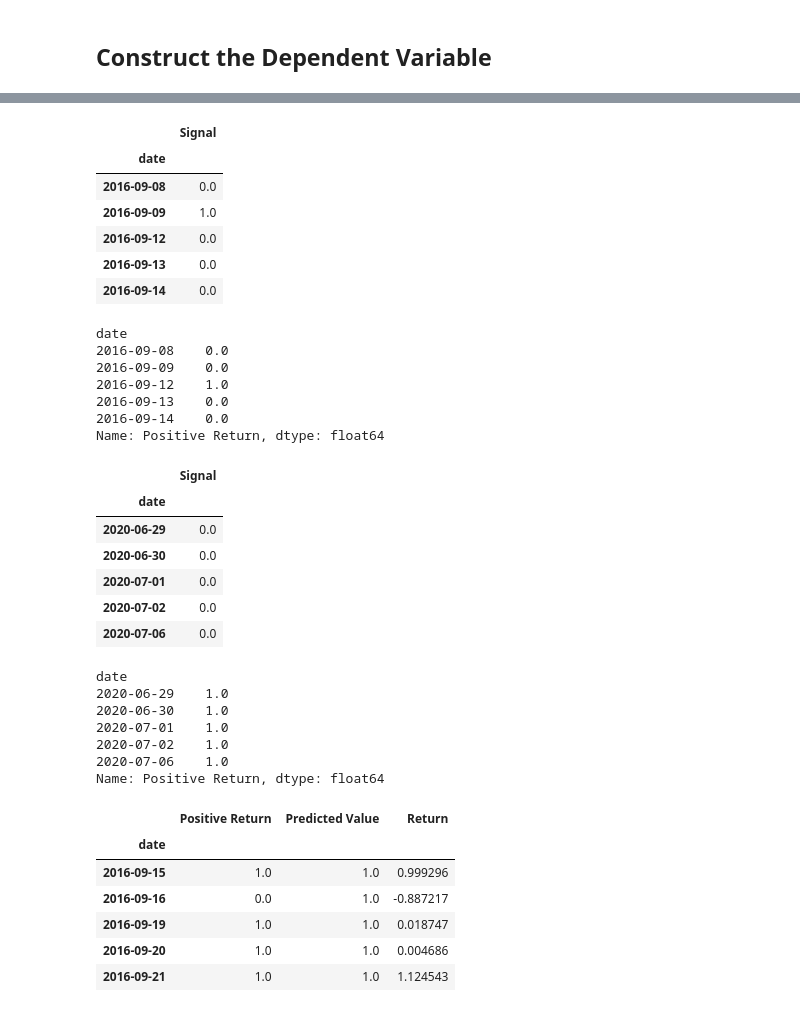
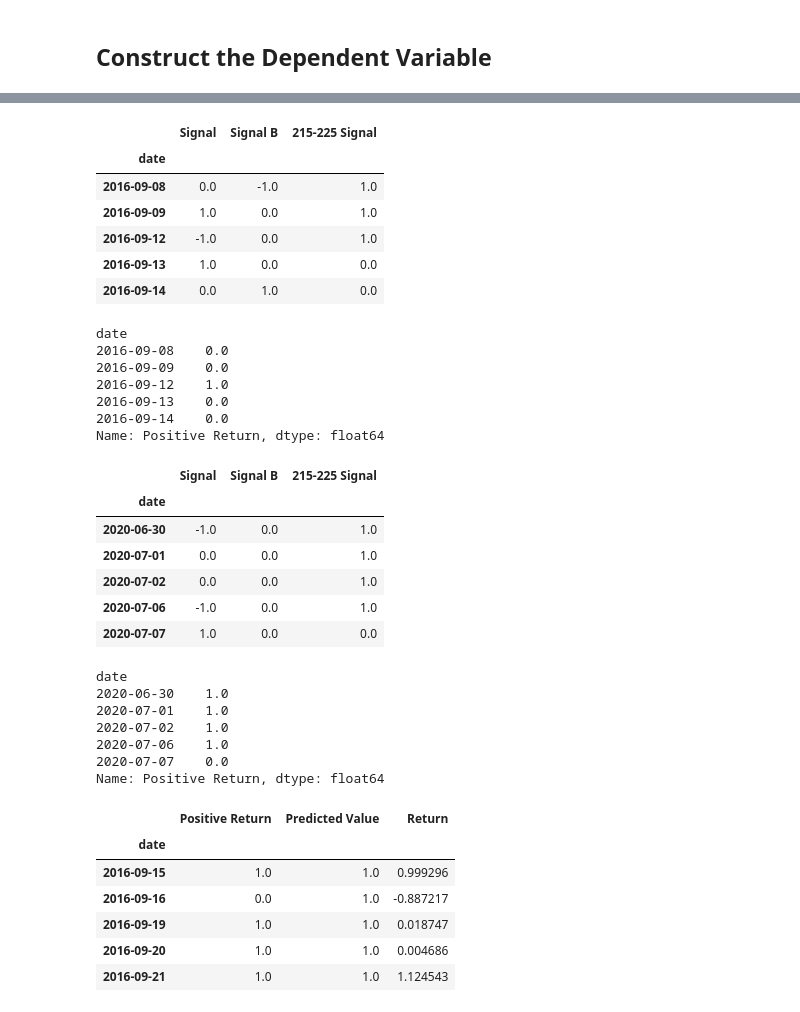
Before and after one commit to Akstiner96/Project_2_dream_team, a Jupyter notebook: ml_model.ipynb, the cells around one changed output, grey strips where cells are left out. Saved outputs shown, nothing was run; the diff lists cells and outputs as text; code cells hidden in the pictures.

```diff
--- a/ml_model.ipynb
+++ b/ml_model.ipynb
@@ -43,9 +45,9 @@ def strategy(cleaned):
 
 #     init an entry signal as 0.0 to use as it loops over the data
     df['Entry'] = 0.0
-    df['Entry'] = np.where(df['SPY % Change'] <= -2.0, 1.0, 0.0)
+    df['Entry'] = np.where(df['SPY % Change'] <= -1.0, 1.0, 0.0)
     df['Exit'] = 0.0
-    df['Exit'] = np.where(df['SPY % Change'] >= 2.0, 1.0, 0.0)
+    df['Exit'] = np.where(df['SPY % Change'] >= 1.0, 1.0, 0.0)
     df['Signal'] = df['Entry'] - df['Exit']
     return df
 
@@ -98,7 +100,7 @@ def backtest(strat):
 
 strat = strategy(cleaned)
 bt = backtest(strat)
-bt.tail(25)
+bt
 # %% [output]
 |  | SPY | SPY % Change | Entry | Exit | Signal | Current Position | Current Cash |
 | date |  |  |  |  |  |  |  |
@@ -120,0 +119,11 @@ bt.tail(25)
+# %%
+# call in the bollinger signals from another notebook
+bollinger_signal = pd.read_csv('./bollinger_band_signals.csv', index_col='date', infer_datetime_format=True)
+bollinger_df = bollinger_signal['Signal']
+# call in the SMA 215-225 signals from another notebook
+sma_signal = pd.read_csv('./chris_all_signals.csv',index_col=0, infer_datetime_format=True)
+sma_df = sma_signal['215-225 Signal']
+
+signals_df = bt.join(bollinger_df, rsuffix=' B')
+signals_df_final = signals_df.join(sma_df, rsuffix=' SMA')
+signals_df_final
@@ -120,0 +158,4 @@ bt.tail(25)
+# %%
+signals_df_final['Signal B'].fillna(value=0, inplace=True)
+signals_df_final['215-225 Signal'].fillna(value=0, inplace=True)
+signals_df_final
@@ -121,4 +190,4 @@ bt.tail(25)
 # %%
-x_var_list = ['Signal']
-bt[x_var_list].tail()
+x_var_list = ['Signal', 'Signal B', '215-225 Signal']
+signals_df_final[x_var_list].tail()
 # %% [output]
@@ -172,16 +241,16 @@ Testing End: 2020-07-06 00:00:00
 # %%
-X_train = bt[x_var_list][training_start:training_end]
+X_train = signals_df_final[x_var_list][training_start:training_end]
 y_train = bt['Positive Return'][training_start:training_end]
 
 X_train.tail()
 # %% [output]
-|  | Signal |
-| date |  |
-| 2016-09-08 | 0.0 |
-| 2016-09-09 | 1.0 |
-| 2016-09-12 | 0.0 |
-| 2016-09-13 | 0.0 |
-| 2016-09-14 | 0.0 |
+|  | Signal | Signal B | 215-225 Signal |
+| date |  |  |  |
+| 2016-09-08 | 0.0 | -1.0 | 1.0 |
+| 2016-09-09 | 1.0 | 0.0 | 1.0 |
+| 2016-09-12 | -1.0 | 0.0 | 1.0 |
+| 2016-09-13 | 1.0 | 0.0 | 0.0 |
+| 2016-09-14 | 0.0 | 1.0 | 0.0 |
 # %%
 y_train.tail()
 # %% [output]
@@ -193,27 +262,27 @@ date
 2016-09-14    0.0
 Name: Positive Return, dtype: float64
 # %%
-X_test = bt[x_var_list][testing_start:testing_end]
+X_test = signals_df_final[x_var_list][testing_start:testing_end]
 y_test = bt['Positive Return'][testing_start:testing_end]
 
 X_test.tail()
 # %% [output]
-|  | Signal |
-| date |  |
-| 2020-06-29 | 0.0 |
-| 2020-06-30 | 0.0 |
-| 2020-07-01 | 0.0 |
-| 2020-07-02 | 0.0 |
-| 2020-07-06 | 0.0 |
+|  | Signal | Signal B | 215-225 Signal |
+| date |  |  |  |
+| 2020-06-30 | -1.0 | 0.0 | 1.0 |
+| 2020-07-01 | 0.0 | 0.0 | 1.0 |
+| 2020-07-02 | 0.0 | 0.0 | 1.0 |
+| 2020-07-06 | -1.0 | 0.0 | 1.0 |
+| 2020-07-07 | 1.0 | 0.0 | 0.0 |
 # %%
 y_test.tail()
 # %% [output]
 date
-2020-06-29    1.0
 2020-06-30    1.0
 2020-07-01    1.0
 2020-07-02    1.0
 2020-07-06    1.0
+2020-07-07    0.0
 Name: Positive Return, dtype: float64
 # %%
 from sklearn.ensemble import RandomForestClassifier
```
Also changed, not shown: parts of 17 cells of this notebook, 2 other files.
